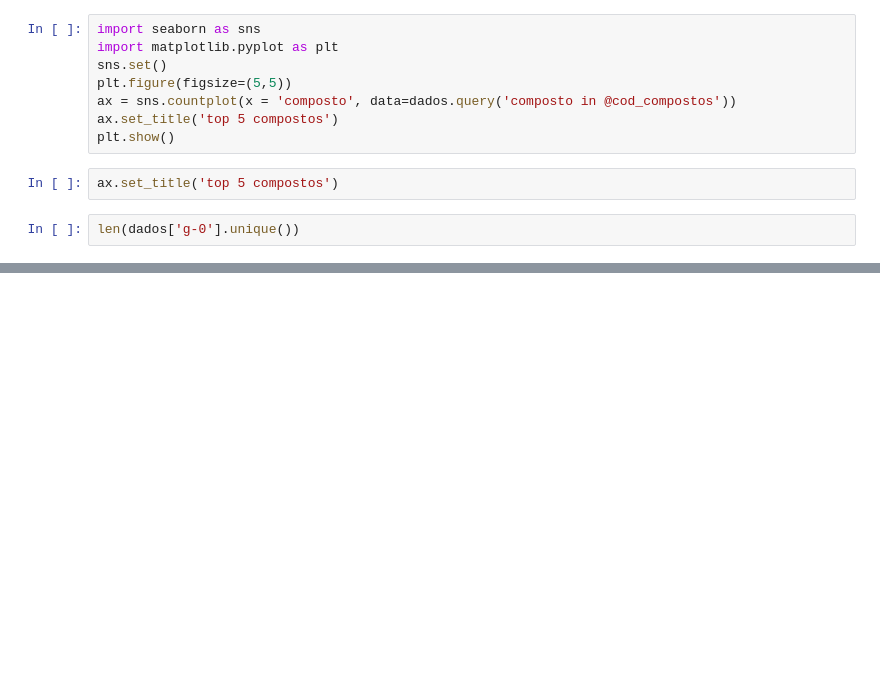
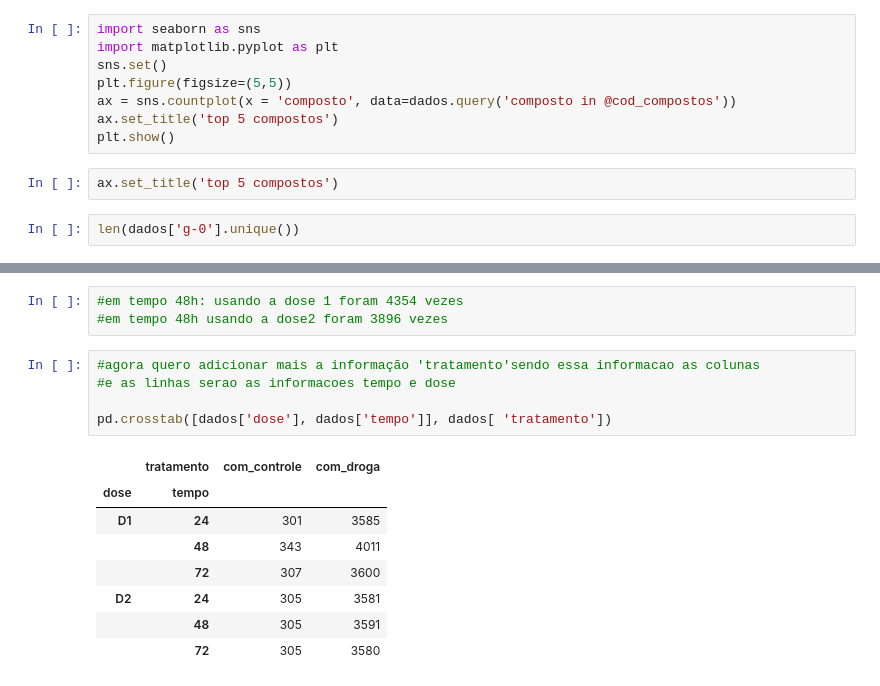
Before and after one commit to danielemaraschin/Data-Immersion-Training, a Jupyter notebook: imersaoDados.ipynb, the cells around one changed output, grey strips where cells are left out. Cells and saved outputs as stored; diff of their text form; blank space fills up the shorter version.

```diff
--- a/imersaoDados.ipynb
+++ b/imersaoDados.ipynb
@@ -303,0 +358,17 @@ dados['g-0'].hist(bins=50)
+# %%
+#em tempo 48h: usando a dose 1 foram 4354 vezes
+#em tempo 48h usando a dose2 foram 3896 vezes
+# %%
+#agora quero adicionar mais a informação 'tratamento'sendo essa informacao as colunas
+#e as linhas serao as informacoes tempo e dose
+
+pd.crosstab([dados['dose'], dados['tempo']], dados[ 'tratamento'])
+# %% [output]
+|  | tratamento | com_controle | com_droga |
+| dose | tempo |  |  |
+| D1 | 24 | 301 | 3585 |
+|  | 48 | 343 | 4011 |
+|  | 72 | 307 | 3600 |
+| D2 | 24 | 305 | 3581 |
+|  | 48 | 305 | 3591 |
+|  | 72 | 305 | 3580 |
```
Also changed, not shown: parts of 31 cells of this notebook.
